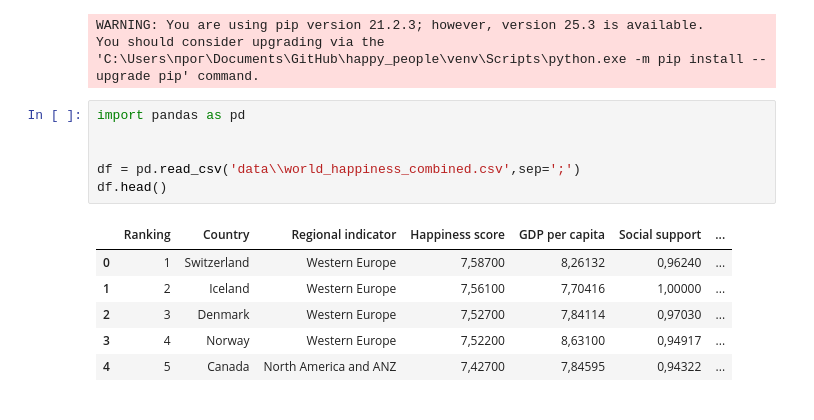
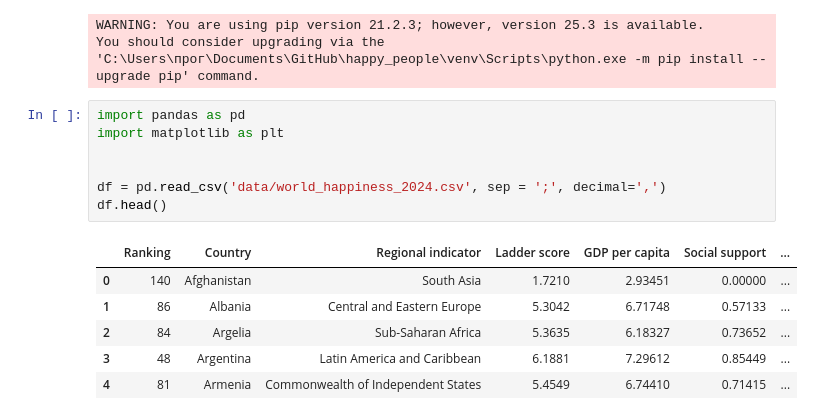
Before and after one commit to valeraboyko2002/happy-people-project, a Jupyter notebook: a.ipynb, the cells around one changed output. Drawn from its saved outputs; the diff is of its cells as text.

```diff
--- a/a.ipynb
+++ b/a.ipynb
@@ -22,14 +22,15 @@ WARNING: You are using pip version 21.2.3; however, version 25.3 is available.
 You should consider upgrading via the 'C:\Users\прог\Documents\GitHub\happy_people\venv\Scripts\python.exe -m pip install --upgrade pip' command.
 # %%
 import pandas as pd
+import matplotlib as plt
 
 
-df = pd.read_csv('data\\world_happiness_combined.csv',sep=';')
+df = pd.read_csv('data/world_happiness_2024.csv', sep = ';', decimal=',')
 df.head()
 # %% [output]
-|  | Ranking | Country | Regional indicator | Happiness score | GDP per capita | Social support | ... |
-| 0 | 1 | Switzerland | Western Europe | 7,58700 | 8,26132 | 0,96240 | ... |
-| 1 | 2 | Iceland | Western Europe | 7,56100 | 7,70416 | 1,00000 | ... |
-| 2 | 3 | Denmark | Western Europe | 7,52700 | 7,84114 | 0,97030 | ... |
-| 3 | 4 | Norway | Western Europe | 7,52200 | 8,63100 | 0,94917 | ... |
-| 4 | 5 | Canada | North America and ANZ | 7,42700 | 7,84595 | 0,94322 | ... |
+|  | Ranking | Country | Regional indicator | Ladder score | GDP per capita | Social support | ... |
+| 0 | 140 | Afghanistan | South Asia | 1.7210 | 2.93451 | 0.00000 | ... |
+| 1 | 86 | Albania | Central and Eastern Europe | 5.3042 | 6.71748 | 0.57133 | ... |
+| 2 | 84 | Argelia | Sub-Saharan Africa | 5.3635 | 6.18327 | 0.73652 | ... |
+| 3 | 48 | Argentina | Latin America and Caribbean | 6.1881 | 7.29612 | 0.85449 | ... |
+| 4 | 81 | Armenia | Commonwealth of Independent States | 5.4549 | 6.74410 | 0.71415 | ... |
```
Also changed, not shown: parts of 15 cells of this notebook.
